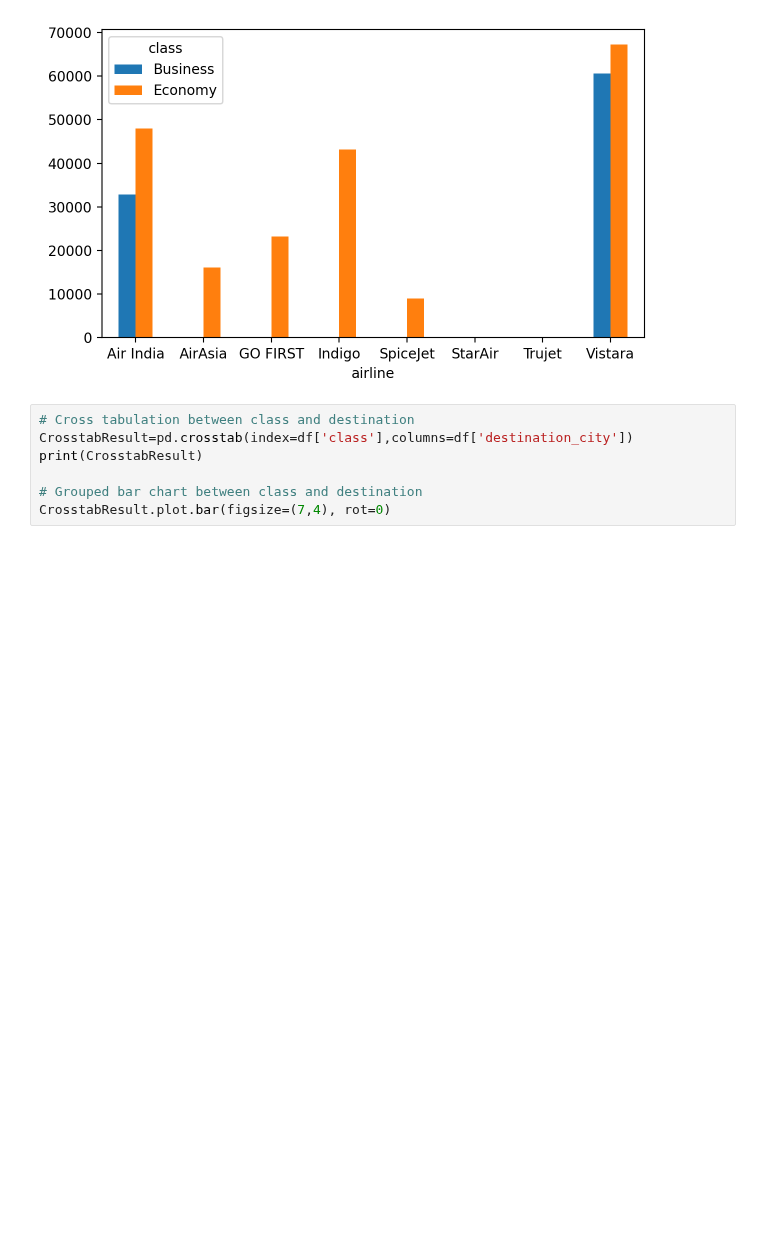
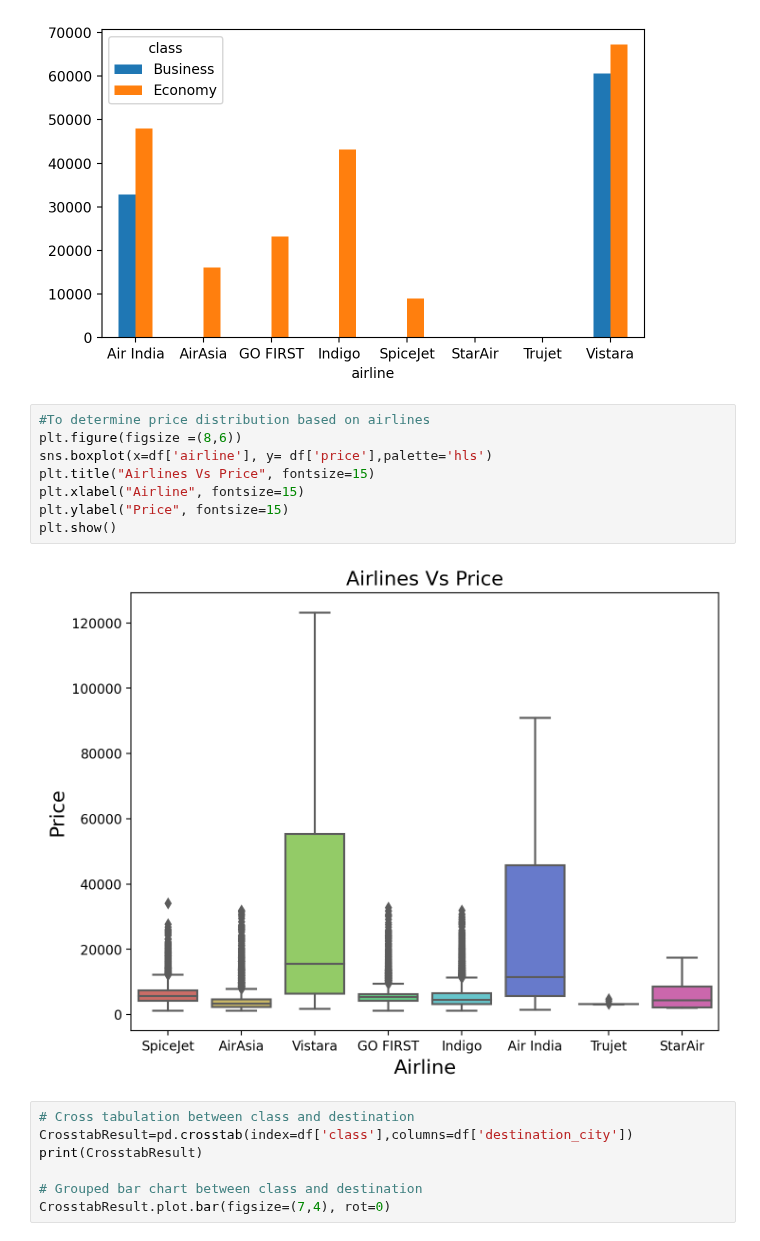
Before and after one commit to yjoer/flight-price-prediction, a Jupyter notebook: notebook.ipynb, the cells around one changed output. Saved outputs shown, nothing was run; the diff lists cells and outputs as text; blank space fills up the shorter version.

```diff
--- a/notebook.ipynb
+++ b/notebook.ipynb
@@ -273,6 +281,16 @@ Trujet            0       41
 Vistara       60589    67270
 <Axes: xlabel='airline'>
 [figure]
+# %%
+#To determine price distribution based on airlines
+plt.figure(figsize =(8,6))
+sns.boxplot(x=df['airline'], y= df['price'],palette='hls')
+plt.title("Airlines Vs Price", fontsize=15)
+plt.xlabel("Airline", fontsize=15)
+plt.ylabel("Price", fontsize=15)
+plt.show()
+# %% [output]
+[figure, added]
 # %%
 # Cross tabulation between class and destination
 CrosstabResult=pd.crosstab(index=df['class'],columns=df['destination_city'])
```
Also changed, not shown: parts of 3 cells of this notebook.
